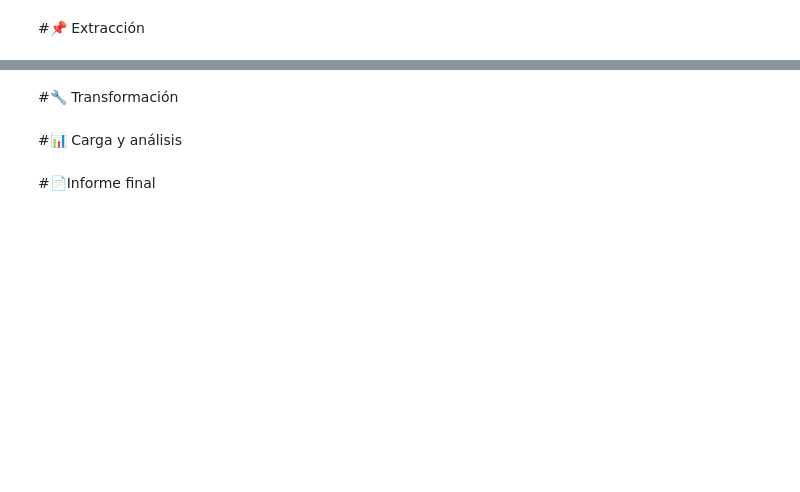
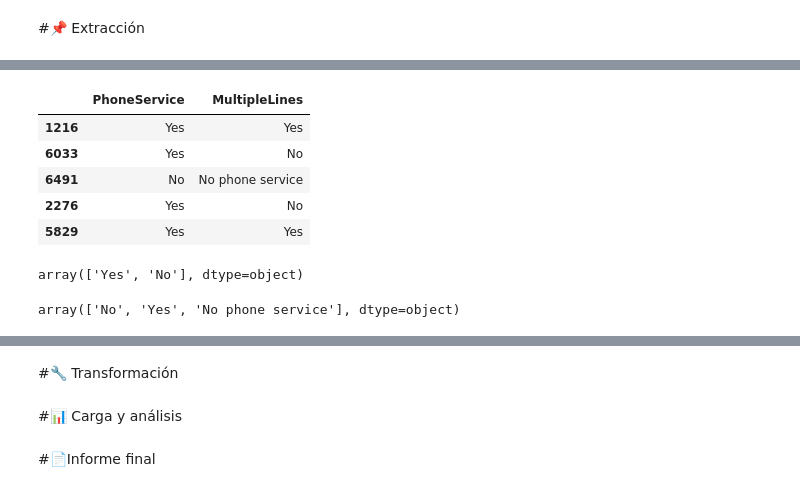
Before and after one commit to P0Iar/Challenge2-TelecomX, a Jupyter notebook: TelecomX_LATAM.ipynb, the cells around one changed output, grey strips where cells are left out. Saved outputs shown, nothing was run; the diff lists cells and outputs as text; code cells hidden in the pictures; blank space fills up the shorter version.

```diff
--- a/TelecomX_LATAM.ipynb
+++ b/TelecomX_LATAM.ipynb
@@ -8,4 +8,4 @@ import numpy as np
 import matplotlib.pyplot as plt
 import seaborn as sns
 
-df = pd.read_json('TelecomX_Data.json')
+df = pd.read_json('https://raw.githubusercontent.com/ingridcristh/challenge2-data-science-LATAM/main/TelecomX_Data.json')
@@ -21,2 +21,4 @@ df.head()
+# %%
+df= df.dropna(subset=['Churn'])
 # %%
 df.sample(5)
@@ -37,0 +105,17 @@ cliente.sample(5)
+# %%
+telefono.sample(5)
+# %% [output]
+|  | PhoneService | MultipleLines |
+| 1216 | Yes | Yes |
+| 6033 | Yes | No |
+| 6491 | No | No phone service |
+| 2276 | Yes | No |
+| 5829 | Yes | Yes |
+# %%
+telefono['PhoneService'].unique()
+# %% [output]
+array(['Yes', 'No'], dtype=object)
+# %%
+telefono['MultipleLines'].unique()
+# %% [output]
+array(['No', 'Yes', 'No phone service'], dtype=object)
```
Also changed, not shown: parts of 13 cells of this notebook.
